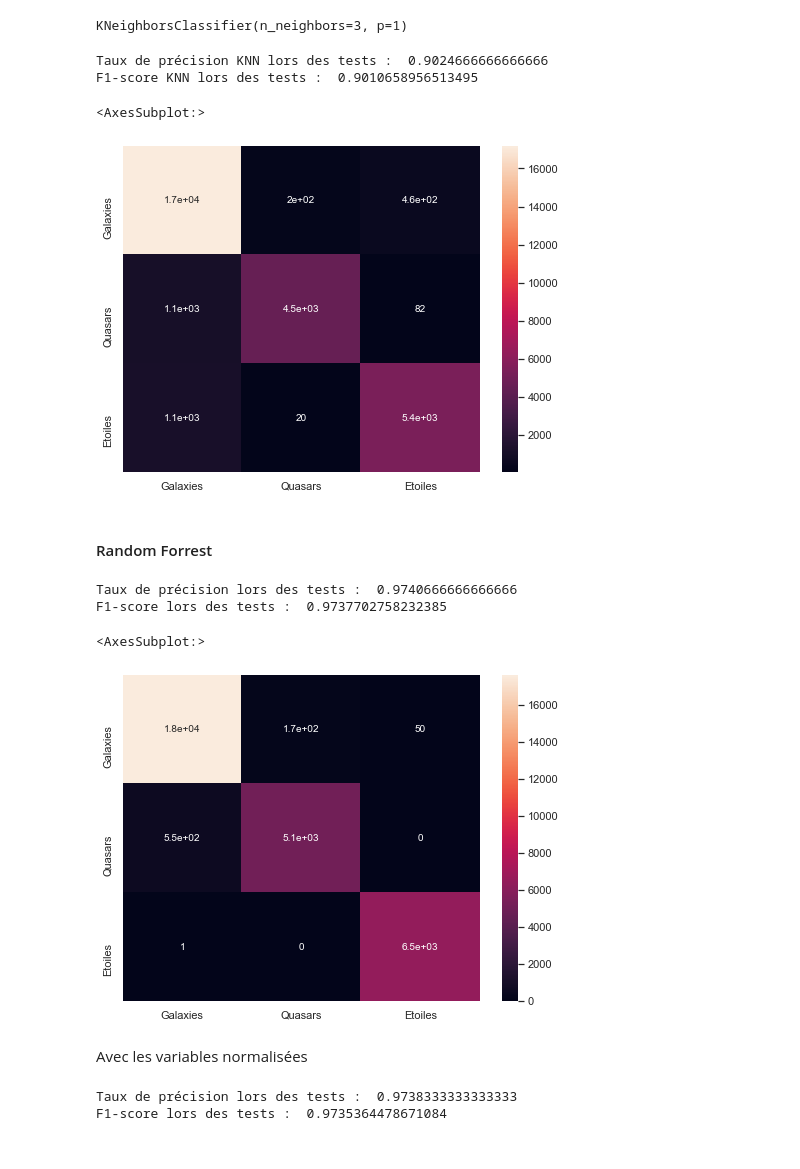
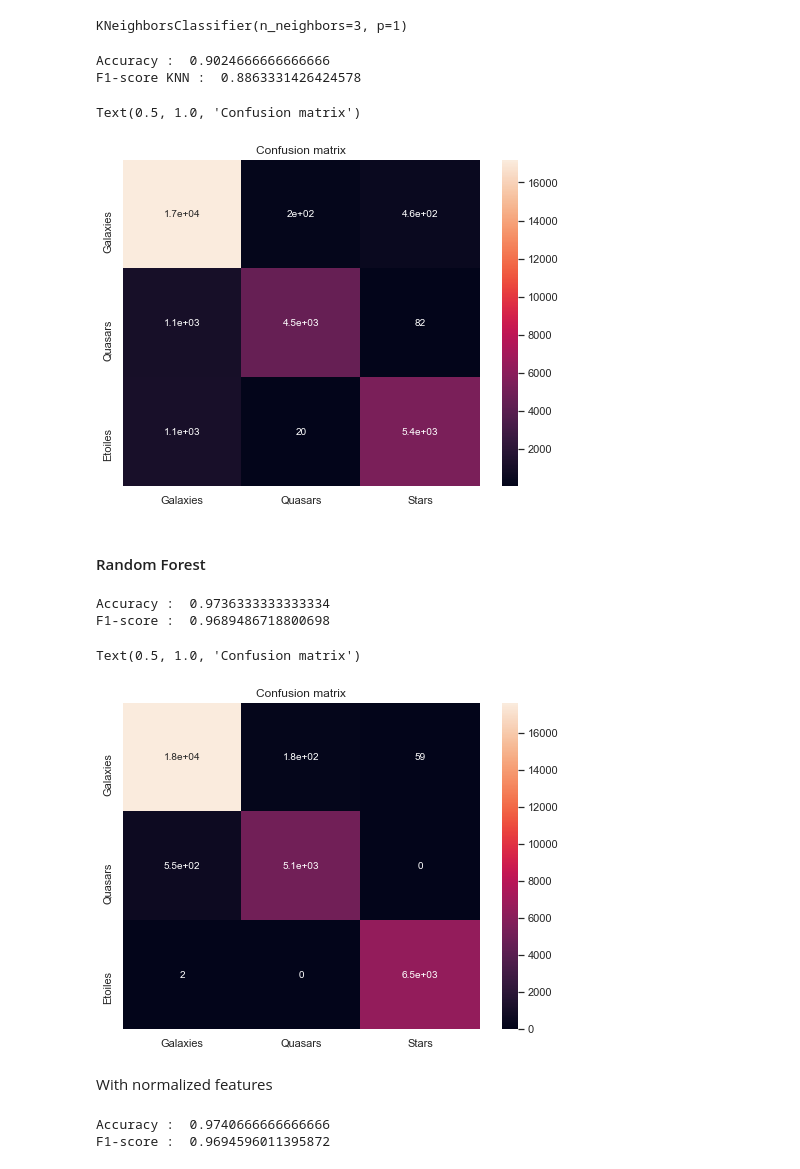
Before and after one commit to MohamedNennouche/stellar-classification, a Jupyter notebook: notebook-stellar.ipynb, the cells around one changed output. Saved outputs shown, nothing was run; the diff lists cells and outputs as text; code cells hidden in the pictures.

```diff
--- a/notebook-stellar.ipynb
+++ b/notebook-stellar.ipynb
@@ -426,39 +241,41 @@ knn_scaled.fit(fv_train_scaled,etiq_train)
 KNeighborsClassifier(n_neighbors=3, p=1)
 # %%
 yknn_scaled=knn_scaled.predict(fv_test_scaled)
-print("Taux de précision KNN lors des tests : ",metrics.accuracy_score(etiq_test, yknn_scaled))
-print("F1-score KNN lors des tests : ",metrics.f1_score(etiq_test, yknn_scaled, average='weighted'))
+print("Accuracy : ",metrics.accuracy_score(etiq_test, yknn_scaled))
+print("F1-score KNN : ",metrics.f1_score(etiq_test, yknn_scaled, average='macro'))
 
 plt.figure(figsize=(8,6))
-sns.heatmap(metrics.confusion_matrix(etiq_test, yknn_scaled), annot=True, annot_kws={"size": 10}, yticklabels=["Galaxies", "Quasars", "Etoiles"], xticklabels=["Galaxies", "Quasars", "Etoiles"])
+sns.heatmap(metrics.confusion_matrix(etiq_test, yknn_scaled), annot=True, annot_kws={"size": 10}, yticklabels=["Galaxies", "Quasars", "Etoiles"], xticklabels=["Galaxies", "Quasars", "Stars"])
+plt.title('Confusion matrix')
 # %% [output]
-Taux de précision KNN lors des tests :  0.9024666666666666
-F1-score KNN lors des tests :  0.9010658956513495
+Accuracy :  0.9024666666666666
+F1-score KNN :  0.8863331426424578
-<AxesSubplot:>
+Text(0.5, 1.0, 'Confusion matrix')
-[figure, old version]
+[figure, new version]
 # %% [markdown]
-#### Random Forrest
+#### Random Forest
 # %%
 forrest = RandomForestClassifier(n_estimators = 300, max_features = 'log2', criterion = 'entropy', class_weight='balanced').fit(fv_train,etiq_train)
 yforrest = forrest.predict(fv_test)
-print("Taux de précision lors des tests : ",metrics.accuracy_score(etiq_test, yforrest))
-print("F1-score lors des tests : ",metrics.f1_score(etiq_test, yforrest, average = "weighted"))
+print("Accuracy : ",metrics.accuracy_score(etiq_test, yforrest))
+print("F1-score : ",metrics.f1_score(etiq_test, yforrest, average = "macro"))
 # %% [output]
-Taux de précision lors des tests :  0.9740666666666666
-F1-score lors des tests :  0.9737702758232385
+Accuracy :  0.9736333333333334
+F1-score :  0.9689486718800698
 # %%
 plt.figure(figsize=(8,6))
-sns.heatmap(metrics.confusion_matrix(etiq_test, yforrest), annot=True, annot_kws={"size": 10}, yticklabels=["Galaxies", "Quasars", "Etoiles"], xticklabels=["Galaxies", "Quasars", "Etoiles"])
+sns.heatmap(metrics.confusion_matrix(etiq_test, yforrest), annot=True, annot_kws={"size": 10}, yticklabels=["Galaxies", "Quasars", "Etoiles"], xticklabels=["Galaxies", "Quasars", "Stars"])
+plt.title('Confusion matrix')
 # %% [output]
-<AxesSubplot:>
+Text(0.5, 1.0, 'Confusion matrix')
-[figure, old version]
+[figure, new version]
-# %% [markdown]
-Avec les variables normalisées
+# %% [markdown]
+With normalized features
 # %%
 forrest_scaled = RandomForestClassifier(n_estimators = 300, max_features = 'log2', criterion = 'entropy', class_weight='balanced').fit(fv_train_scaled,etiq_train)
 yforrest_scaled = forrest_scaled.predict(fv_test_scaled)
-print("Taux de précision lors des tests : ",metrics.accuracy_score(etiq_test, yforrest_scaled))
-print("F1-score lors des tests : ",metrics.f1_score(etiq_test, yforrest_scaled, average = "weighted"))
+print("Accuracy : ",metrics.accuracy_score(etiq_test, yforrest_scaled))
+print("F1-score : ",metrics.f1_score(etiq_test, yforrest_scaled, average = "macro"))
 # %% [output]
-Taux de précision lors des tests :  0.9738333333333333
-F1-score lors des tests :  0.9735364478671084
+Accuracy :  0.9740666666666666
+F1-score :  0.9694596011395872
```
Also changed, not shown: parts of 38 cells of this notebook, 1 other file.
